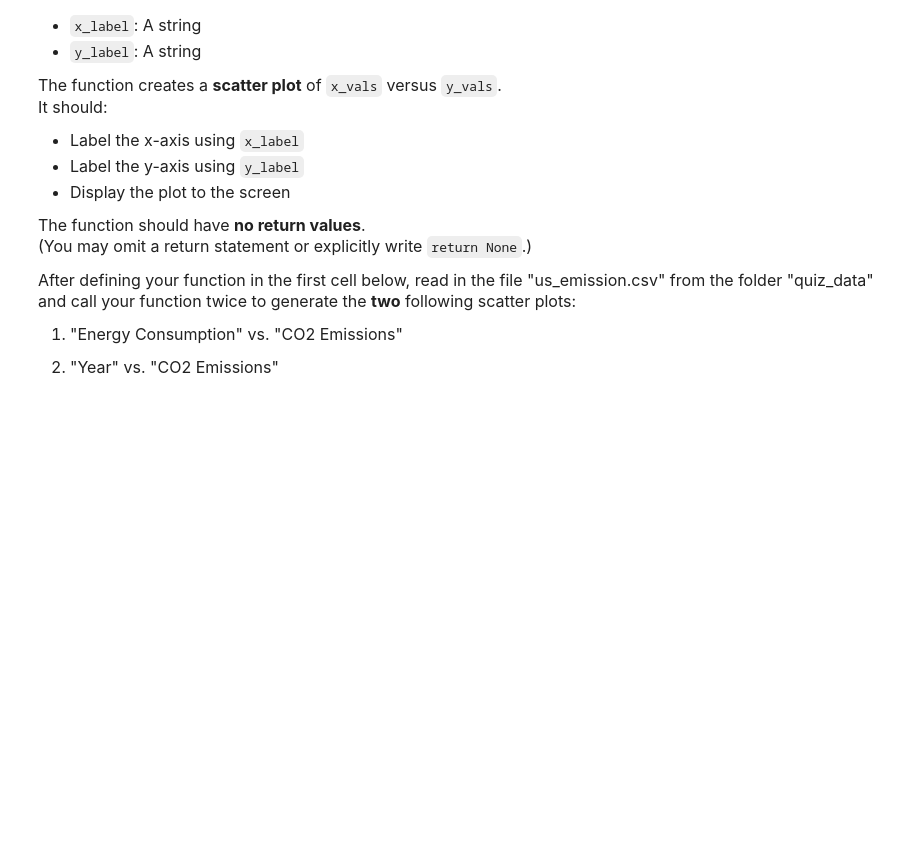
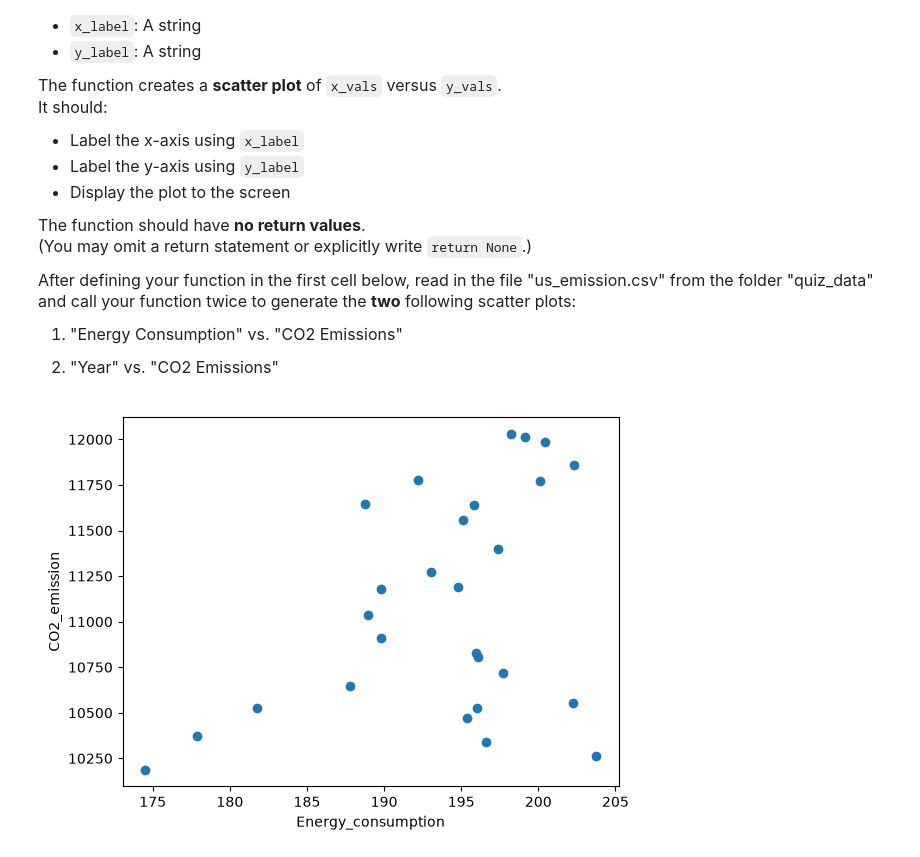
Before and after one commit to zbcollege27-blip/datasci151fall2026, a Jupyter notebook: _quizzes/practice_quiz_3/practice_quiz_3.ipynb, the cells around one changed output. Saved outputs shown, nothing was run; the diff lists cells and outputs as text; code cells hidden in the pictures; blank space fills up the shorter version.

```diff
--- a/_quizzes/practice_quiz_3/practice_quiz_3.ipynb
+++ b/_quizzes/practice_quiz_3/practice_quiz_3.ipynb
@@ -185,8 +247,19 @@ After defining your function in the first cell below, read in the file "us_emiss
 2. "Year" vs. "CO2 Emissions"
 # %%
 import matplotlib.pyplot as plt
+import pandas as pd
 
 # Your function here
+df = pd.read_csv("quiz_data/us_emission.csv")
+def plot(x_vals, y_vals, x_label, y_label):
+    plt.scatter(x_vals, y_vals)
+    plt.xlabel(x_label)
+    plt.ylabel(y_label)
+    plt.show()
+
+plot(df['Energy_consumption'],df['CO2_emission'], 'Energy_consumption', 'CO2_emission')
+# %% [output]
+[figure, added]
 # %%
 import pandas as pd
 
```
Also changed, not shown: parts of 5 cells of this notebook, 3 other files.
